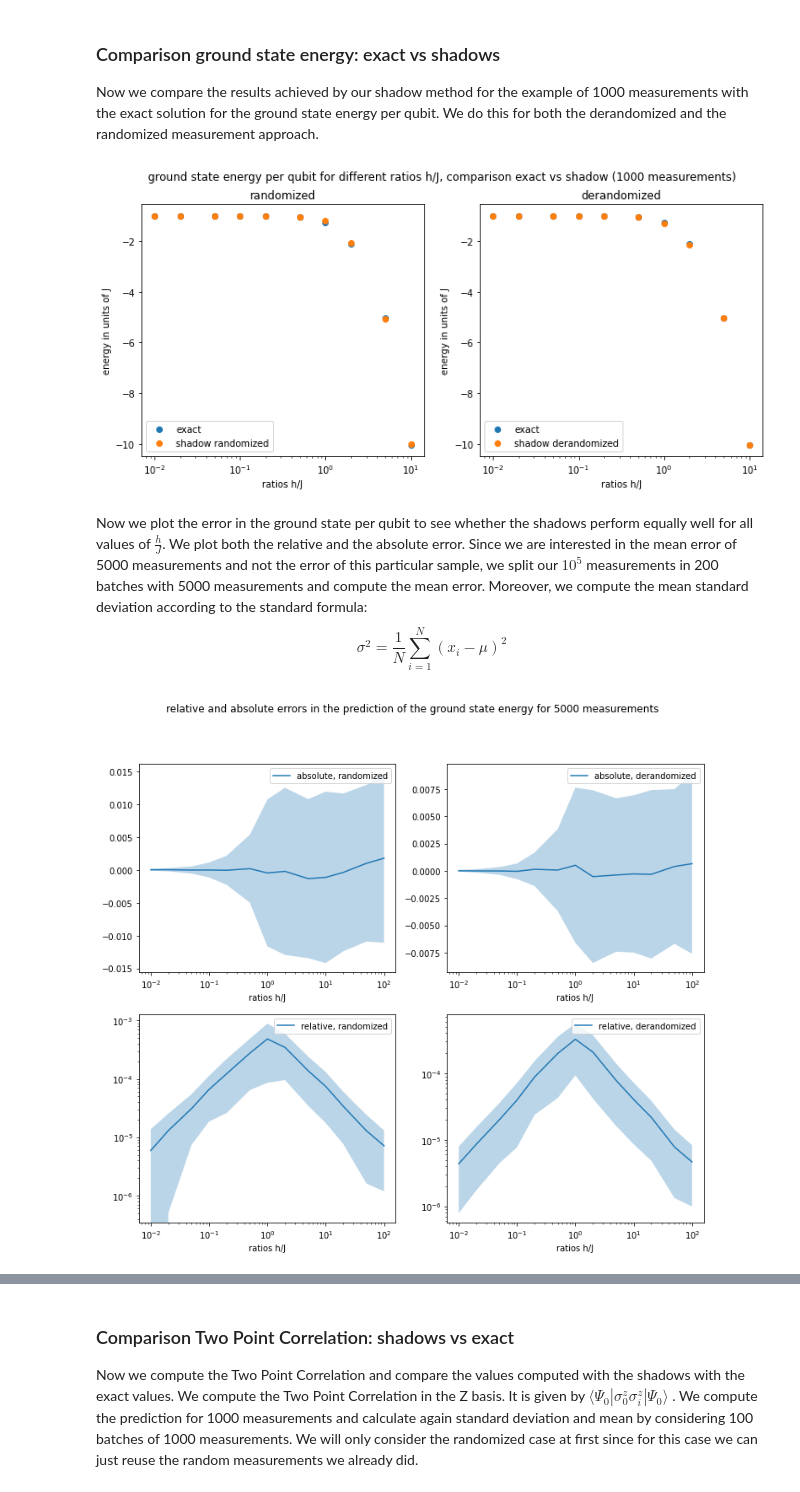
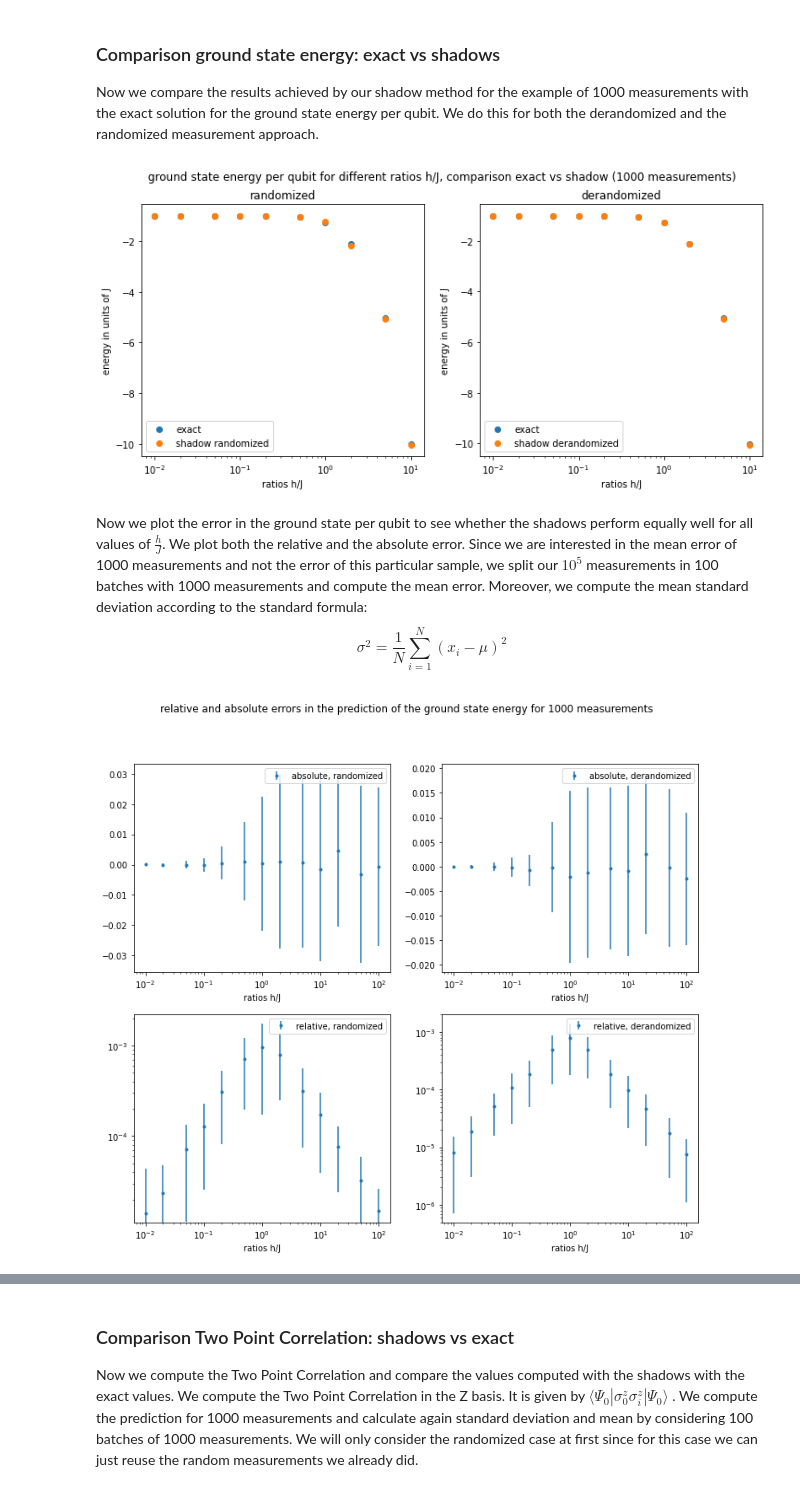
Before and after one commit to LennartBuerger/classical-shadows-for-1d-TFIM-energy-estimation, a Jupyter notebook: display_data/shadow_performance_analysis.ipynb, the cells around one changed output, grey strips where cells are left out. Cells and saved outputs as stored; diff of their text form; code cells hidden in the pictures.

```diff
--- a/display_data/shadow_performance_analysis.ipynb
+++ b/display_data/shadow_performance_analysis.ipynb
@@ -30,6 +30,7 @@ ratios_h_j = np.array([0.01, 0.02, 0.05, 0.1,
                            0.2, 0.5, 1, 2, 5, 10, 20, 50, 100], dtype=float)
 save_direc_eigs = Path('data/Diagonal_hamiltonian/eigenvalues_first_three_dict.npy')
 save_direc_groundstate = Path('data/Diagonal_hamiltonian/groundstate_dict.npy')
+save_direc_measurements = Path('data/shadow_measurements/measurements_dict.npy')
 save_direc_measurements_two_point_correlation_derandomized = Path('data/shadow_measurements/measurements_two_point_corr_derandomized_dict.npy')
 ground_state_dict = np.load(save_direc_groundstate, allow_pickle='TRUE')
 ground_state_dict = ground_state_dict.item()
@@ -64,6 +81,8 @@ Now we compare the results achieved by our shadow method for the example of 1000
 measurements with the exact solution for the ground state energy per qubit. We do this for both the
 derandomized and the randomized measurement approach.
 # %%
-# load saved energy dict
+# load saved dictionary again
+measurement_dict = np.load(save_direc_measurements, allow_pickle='TRUE')
+measurement_dict = measurement_dict.item()
 energy_dict = np.load(save_direc_eigs, allow_pickle='TRUE')
 energy_dict = energy_dict.item()
@@ -92,14 +98,7 @@ for i in range(0, 2):
     energy_shadow = np.zeros(np.size(ratios_h_j))
     energy_brute = np.zeros(np.size(ratios_h_j))
     for j in range(0, np.size(ratios_h_j)):
-        save_direc_procedure = Path('data/shadow_measurements/measurement_procedure_ratio_'+\
-                              str(ratios_h_j[j])+'_qubit_num_'+str(qubit_num)+'_method_'+measurement_methods[i]+'.npy')
-        save_direc_index = Path('data/shadow_measurements/measurement_index_ratio_'+\
-                              str(ratios_h_j[j])+'_qubit_num_'+str(qubit_num)+'_method_'+measurement_methods[i]+'.npy')
-        measurement_procedure = np.lib.format.open_memmap(save_direc_procedure, dtype=np.str_, mode='r')
-        measurement_index = np.lib.format.open_memmap(save_direc_index, dtype=np.int32, mode='r')
-        measurements = conversion_to_prediction_shadow_dict_shape(measurement_procedure[0:num_of_measurements,:],
-                                                                  measurement_index[0:num_of_measurements], qubit_num)
+        measurements = measurement_dict[str(qubit_num)][str(ratios_h_j[j])][measurement_methods[i]][0:num_of_measurements]
         energy_shadow[j] = TfimHamiltonianOpenFermion(qubit_num, ratios_h_j[j],
                                              1, 'periodic').energy_shadow(None, num_of_measurements, measurement_methods[i], measurements)
         energy_brute[j] = energy_dict[str(1)]['periodic'][str(qubit_num)][str(ratios_h_j[j])][0]
@@ -110,58 +109,50 @@ for i in range(0, 2):
     axs[i].set_title(measurement_methods[i])
     axs[i].legend()
 # %% [output]
-[figure, old version]
+[figure, new version]
 # %% [markdown]
 Now we plot the error in the ground state per qubit to see whether the shadows perform equally well for all values of
 $\frac{h}{J}$. We plot both the relative and the absolute error. Since we are interested
-in the mean error of 5000 measurements and not the error of this particular sample, we
-split our $10^5$ measurements in 200 batches with 5000 measurements and compute the mean
+in the mean error of 1000 measurements and not the error of this particular sample, we
+split our $10^5$ measurements in 100 batches with 1000 measurements and compute the mean
 error. Moreover, we compute the mean standard deviation according to the standard
 formula:
 \begin{equation}
 \sigma^2 = \frac{1}{N} \sum_{i=1}^N (x_i - \mu)^2
 \end{equation}
 # %%
-num_of_measurements = 5000
-batches = 200
+num_of_measurements = 1000
+batches = 100
 error_types = ['absolute', 'relative']
 measurement_methods = ['randomized', 'derandomized']
 fig, axs = plt.subplots(2, 2)
 fig.set_figheight(10)
 fig.set_figwidth(12)
 fig.suptitle('relative and absolute errors in the prediction of the ground state energy for ' + str(num_of_measurements) + ' measurements')
 
 for i in range(0,2):
     for j in range(0,2):
         error = np.zeros((batches, np.size(ratios_h_j)))
         for b in range(0, batches):
+            energy_shadow = np.zeros(np.size(ratios_h_j))
             for k in range(0, np.size(ratios_h_j)):
-                energy_brute = energy_dict[str(1)]['periodic'][str(qubit_num)][str(ratios_h_j[k])][0]
-                save_direc_procedure = Path('data/shadow_measurements/measurement_procedure_ratio_'+\
-                              str(ratios_h_j[k])+'_qubit_num_'+str(qubit_num)+'_method_'+measurement_methods[j]+'.npy')
-                save_direc_index = Path('data/shadow_measurements/measurement_index_ratio_'+\
-                              str(ratios_h_j[k])+'_qubit_num_'+str(qubit_num)+'_method_'+measurement_methods[j]+'.npy')
-                measurement_procedure = np.lib.format.open_memmap(save_direc_procedure, dtype=np.str_, mode='r')
-                measurement_index = np.lib.format.open_memmap(save_direc_index, dtype=np.int32, mode='r')
-                measurements = conversion_to_prediction_shadow_dict_shape(measurement_procedure[b*num_of_measurements:(b+1)*num_of_measurements,:],
-                                                                          measurement_index[b*num_of_measurements:(b+1)*num_of_measurements], qubit_num)
-                energy_shadow = TfimHamiltonianOpenFermion(qubit_num, ratios_h_j[k],
+                measurements = measurement_dict[str(qubit_num)][str(ratios_h_j[k])][measurement_methods[j]][b * num_of_measurements : (b+1) * num_of_measurements]
+                energy_shadow[k] = TfimHamiltonianOpenFermion(qubit_num, ratios_h_j[k],
                                                  1, 'periodic').energy_shadow(None, num_of_measurements, measurement_methods[j], measurements)
-                if error_types[i] == 'absolute':
-                    error[b,k] = (energy_shadow - energy_brute) / qubit_num
-                if error_types[i] == 'relative':
-                    error[b,k] = np.abs(energy_brute - energy_shadow) / qubit_num / np.abs(energy_brute)
+            if error_types[i] == 'absolute':
+                error[b,:] = (energy_shadow - energy_brute) / qubit_num
+            if error_types[i] == 'relative':
+                error[b,:] = np.abs(energy_brute - energy_shadow) / qubit_num / np.abs(energy_brute)
         error_mean = np.mean(error, axis = 0)
         error_std = np.std(error, axis = 0)
-        axs[i, j].errorbar(ratios_h_j, error_mean, label = error_types[i] + ', ' + measurement_methods[j])
-        axs[i, j].fill_between(ratios_h_j, error_mean - error_std, error_mean + error_std, alpha = 0.3)
+        axs[i, j].errorbar(ratios_h_j, error_mean, yerr = error_std, label = error_types[i] + ', ' + measurement_methods[j], fmt='.')
         if error_types[i] == 'absolute':
             axs[i, j].set(xscale='log', xlabel='ratios h/J')
         if error_types[i] == 'relative':
             axs[i, j].set(xscale='log', yscale = 'log', xlabel='ratios h/J')
         axs[i, j].legend()
 # %% [output]
-[figure, old version]
+[figure, new version]
 # %% [markdown]
 One can see that the accuracy is lowest in the region $\frac{h}{J} = 1$.
 
```
Also changed, not shown: parts of 21 cells of this notebook, 15 other files.
